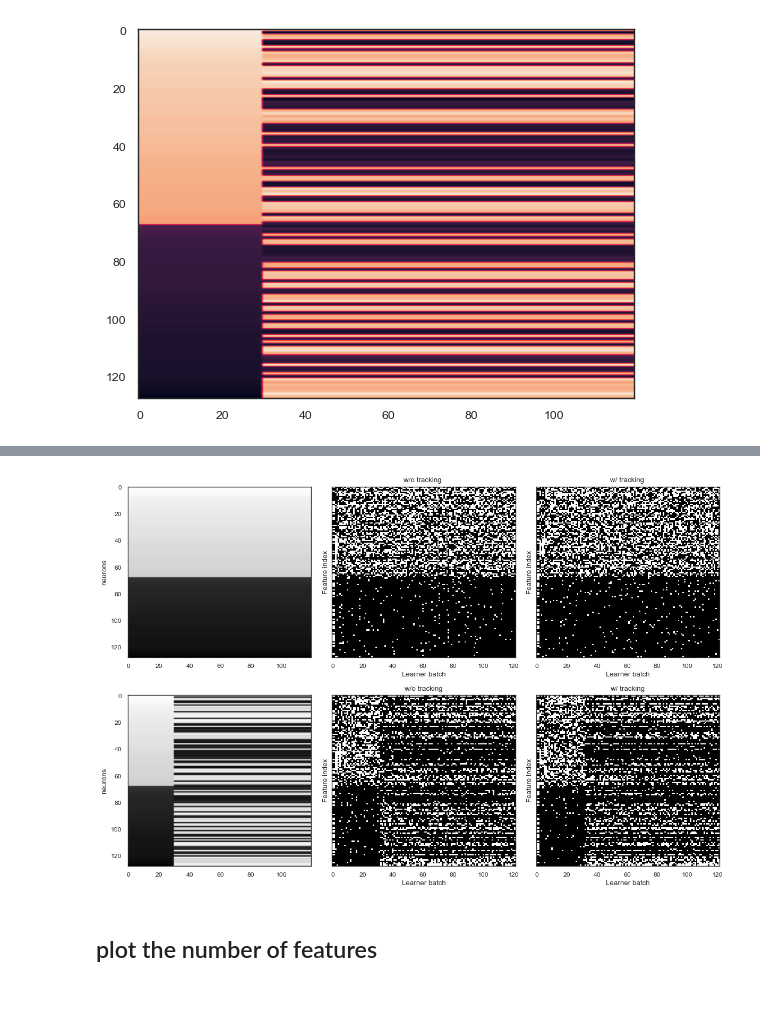
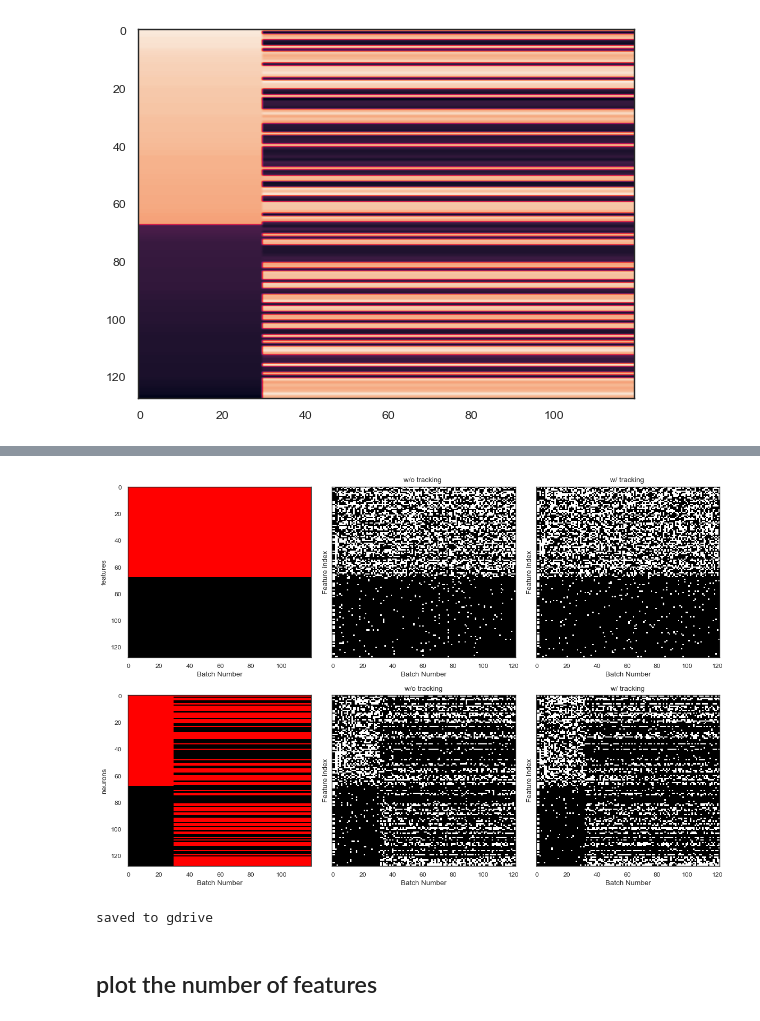
Before and after one commit to sijia66/adaptive_feature_selection, a Jupyter notebook: figure3_lasso_selection/231128_afs_figure3_full_feature_selection_full_lasso_random_seeds.ipynb, the cells around one changed output, grey strips where cells are left out. Drawn from its saved outputs; the diff is of its cells as text; code cells hidden in the pictures.

Commit message:
changed encoder drawing

```diff
--- a/figure3_lasso_selection/231128_afs_figure3_full_feature_selection_full_lasso_random_seeds.ipynb
+++ b/figure3_lasso_selection/231128_afs_figure3_full_feature_selection_full_lasso_random_seeds.ipynb
@@ -204,34 +214,54 @@ plt.grid(False)
 # %%
 if len(exp_data_all) ==  1:
     plot_feature_selection(exp_data_all[0]['feature_selection']['feat_set'])
 else:
 
     num_columns = len(exp_data_all)
 
     fig_feat_activity, ax_encoder_feat_activity = plt.subplots(2, 3,
                                                     sharey = True,
                                                     figsize = (12, 8))
 
-    ax_encoder_feat_activity[0, 0].imshow(encoder_weight_change_stationary, cmap = 'gray',
-                                          aspect = 'auto')
+    thresholded_encoder_weight_change_stationary = \
+        encoder_weight_change_stationary >  encoder_weight_change_stationary.flatten().mean()
+
+    # same thing for the shuffled case
+    thresholded_encoder_weight_change_shuffle = \
+        encoder_weight_change_shuffle >  encoder_weight_change_shuffle.flatten().mean()
+
+
+    plot_feature_selection(thresholded_encoder_weight_change_stationary.T,
+                           selected_color = 'red',
+                           ax = ax_encoder_feat_activity[0, 0])
+    plot_feature_selection(thresholded_encoder_weight_change_shuffle.T,
+                            selected_color = 'red',
+                            ax = ax_encoder_feat_activity[1, 0])
     ax_encoder_feat_activity[0, 0].grid(False)
-    ax_encoder_feat_activity[0, 0].set_ylabel('neurons')
+    ax_encoder_feat_activity[0, 0].set_ylabel('features')
 
-    ax_encoder_feat_activity[1, 0].imshow(encoder_weight_change_shuffle, cmap = 'gray',
-                                          aspect = 'auto')
+
     ax_encoder_feat_activity[1, 0].grid(False)
     ax_encoder_feat_activity[1, 0].set_ylabel('neurons')
 
     ax_feat_activity = ax_encoder_feat_activity[:, 1:]
 
     for i, (e, a) in enumerate(zip(exp_data_all,  ax_feat_activity.flatten())):
-        plot_feature_selection(e['feature_selection']['feat_set'], ax = a)
+        plot_feature_selection(e['feature_selection']['feat_set'],
+                                   ax = a)
 
         a.set_title(feature_selection_schemes[i])
 
 fig_feat_activity.tight_layout()
 # %% [output]
-[figure, old version]
+[figure, new version]
+# %%
+# save to gdrve if needed
+if save_to_gdrive:
+    fig_feat_activity.savefig(gdrive_directory + 'figure3_lasso_encoder_change_heat_map_only.pdf',
+                              dpi=dpi_value)
+    print('saved to gdrive')
+# %% [output]
+saved to gdrive
 # %% [markdown]
 ## plot the number of features
 # %%
```
Also changed, not shown: parts of 7 cells of this notebook, 2 other files.
